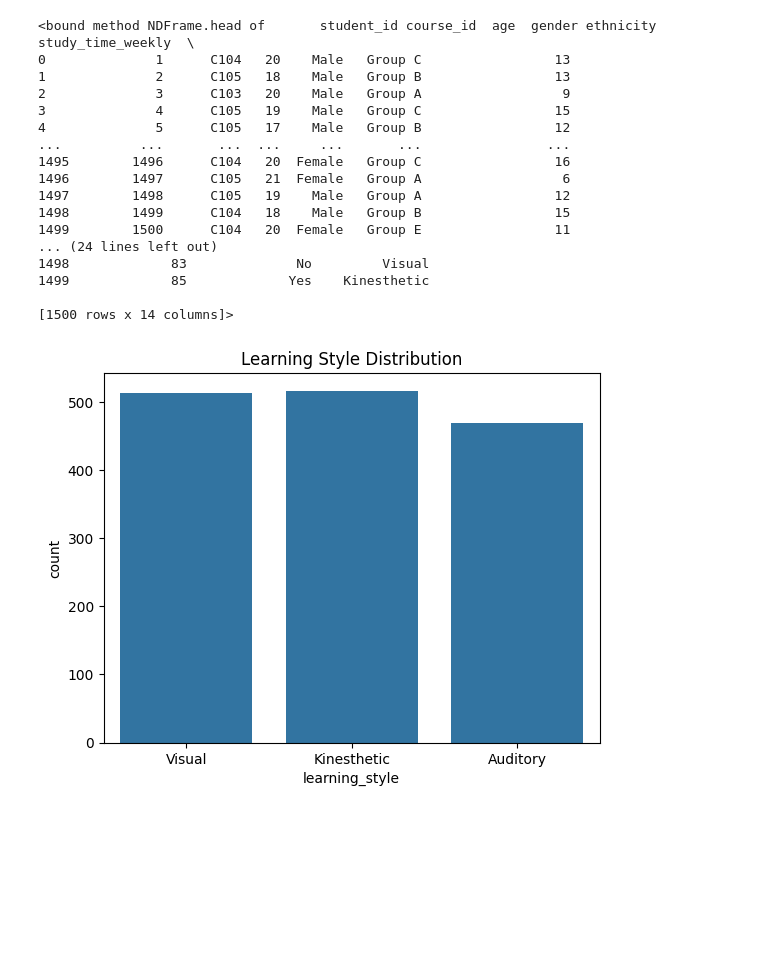
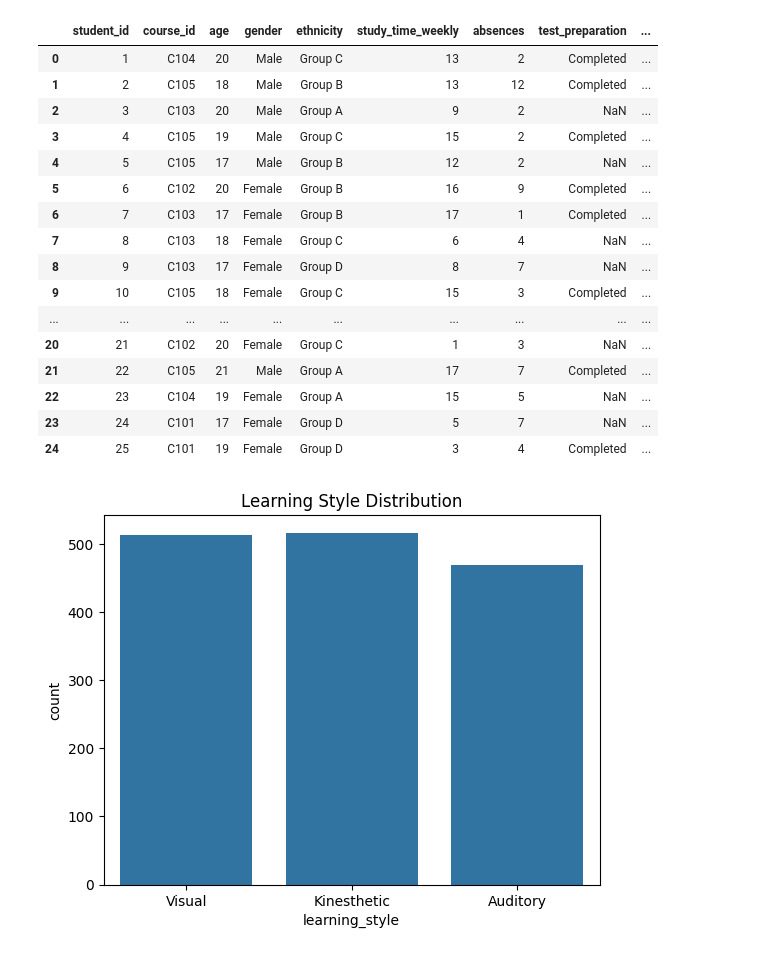
Before and after one commit to Syed123-az/AI-Learning-Navigator, a Jupyter notebook: eda.ipynb, the cells around one changed output. Saved outputs shown, nothing was run; the diff lists cells and outputs as text; code cells hidden in the pictures; blank space fills up the shorter version.

```diff
--- a/eda.ipynb
+++ b/eda.ipynb
@@ -7,23 +45,46 @@ df = pd.read_excel("student_learning_dataset.xlsx")
 # %%
-df.head
+df.head(25)
+
+#1. Majority of Students are High Performers
+#Insight:
+#The dataset is slightly skewed toward high-performing students,
+#suggesting good overall academic performance in the sample.
+
+#2. Low Absenteeism is Common
+#Insight:
+#Regular attendance is common among students and may contribute to higher academic scores.
+
+#3. High Absences Even in Good Students
+#Insight:
+#Performance is not solely dependent on attendance; however, high absences can still affect consistency.
+
+#4. Missing Test Preparation Data Exists
+#Insight:
+#Some rows show NaN in test_preparation
+#Insight:
+#Missing preparation data indicates incomplete student profiles, which can impact recommendation accuracy.
+
+#5. Recommendation System Behavior
+#Insight:
+#The recommendation system is successfully identifying different student needs and providing targeted guidance.
 # %% [output]
-<bound method NDFrame.head of       student_id course_id  age  gender ethnicity  study_time_weekly  \
-0              1      C104   20    Male   Group C                 13
-1              2      C105   18    Male   Group B                 13
-2              3      C103   20    Male   Group A                  9
-3              4      C105   19    Male   Group C                 15
-4              5      C105   17    Male   Group B                 12
-...          ...       ...  ...     ...       ...                ...
-1495        1496      C104   20  Female   Group C                 16
-1496        1497      C105   21  Female   Group A                  6
-1497        1498      C105   19    Male   Group A                 12
-1498        1499      C104   18    Male   Group B                 15
-1499        1500      C104   20  Female   Group E                 11
-... (24 lines left out)
-1498             83              No         Visual
-1499             85             Yes    Kinesthetic
-
-[1500 rows x 14 columns]>
+|  | student_id | course_id | age | gender | ethnicity | study_time_weekly | absences | test_preparation | ... |
+| 0 | 1 | C104 | 20 | Male | Group C | 13 | 2 | Completed | ... |
+| 1 | 2 | C105 | 18 | Male | Group B | 13 | 12 | Completed | ... |
+| 2 | 3 | C103 | 20 | Male | Group A | 9 | 2 | NaN | ... |
+| 3 | 4 | C105 | 19 | Male | Group C | 15 | 2 | Completed | ... |
+| 4 | 5 | C105 | 17 | Male | Group B | 12 | 2 | NaN | ... |
+| 5 | 6 | C102 | 20 | Female | Group B | 16 | 9 | Completed | ... |
+| 6 | 7 | C103 | 17 | Female | Group B | 17 | 1 | Completed | ... |
+| 7 | 8 | C103 | 18 | Female | Group C | 6 | 4 | NaN | ... |
+| 8 | 9 | C103 | 17 | Female | Group D | 8 | 7 | NaN | ... |
+| 9 | 10 | C105 | 18 | Female | Group C | 15 | 3 | Completed | ... |
+| ... | ... | ... | ... | ... | ... | ... | ... | ... | ... |
+| 20 | 21 | C102 | 20 | Female | Group C | 1 | 3 | NaN | ... |
+| 21 | 22 | C105 | 21 | Male | Group A | 17 | 7 | Completed | ... |
+| 22 | 23 | C104 | 19 | Female | Group A | 15 | 5 | NaN | ... |
+| 23 | 24 | C101 | 17 | Female | Group D | 5 | 7 | NaN | ... |
+| 24 | 25 | C101 | 19 | Female | Group D | 3 | 4 | Completed | ... |
 # %%
 sns.countplot(x="learning_style", data=df)
 plt.title("Learning Style Distribution")
```
Also changed, not shown: parts of 10 cells of this notebook.
